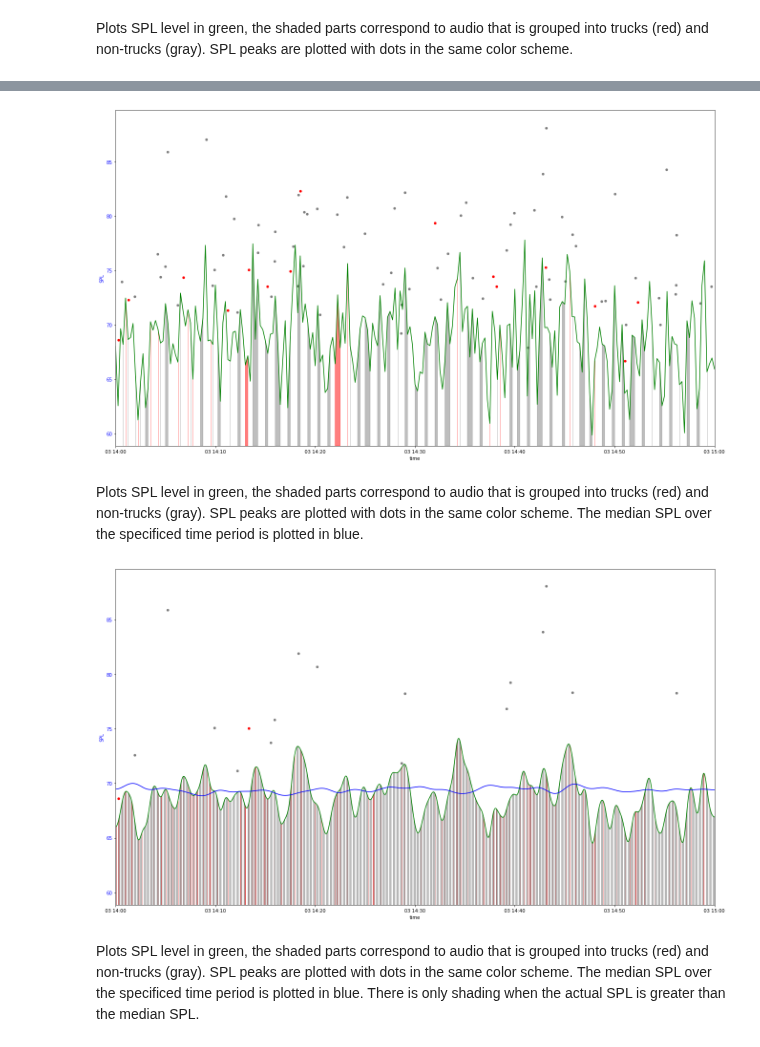
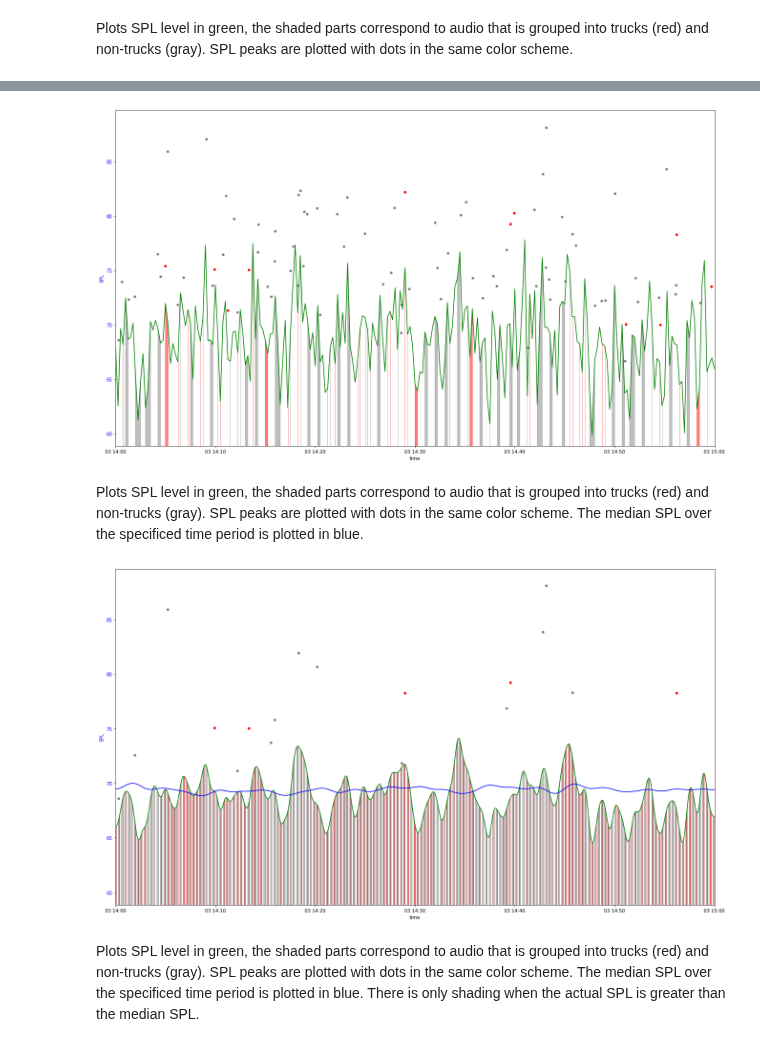
Before and after one commit to marin-hyatt/public-redhook-analysis, a Jupyter notebook: notebooks/Example.ipynb, the cells around one changed output, grey strips where cells are left out. Cells and saved outputs as stored; diff of their text form; code cells hidden in the pictures.

Commit message:
Altered display functions and made CLI

```diff
--- a/notebooks/Example.ipynb
+++ b/notebooks/Example.ipynb
@@ -380,6 +380,6 @@ removed_all_joined_df_cut_median = all_joined_df_cut_median[~all_joined_df_cut_m
 # %% [markdown]
 Plots SPL level in green, the shaded parts correspond to audio that is grouped into trucks (red) and non-trucks (gray). SPL peaks are plotted with dots in the same color scheme.
 # %%
-display.plot_truck_clusters(all_joined_df_cut['2019-06-03 14:00:00-04:00':'2019-06-03 15:0:00-04:00'], \
-                            7, 11, 15, 'mean')
+display.plot_truck_clusters_first(all_joined_df_cut['2019-06-03 14:00:00-04:00':'2019-06-03 15:0:00-04:00'], \
+                            7, 11, 15, 'mean').show()
 # %% [output]
@@ -401,13 +401,13 @@ display.plot_truck_clusters(all_joined_df_cut['2019-06-03 14:00:00-04:00':'2019-
 Name: dBAS, dtype: float64
 241
-[figure, old version]
+[figure, new version]
 # %% [markdown]
 Plots SPL level in green, the shaded parts correspond to audio that is grouped into trucks (red) and non-trucks (gray). SPL peaks are plotted with dots in the same color scheme. The median SPL over the specificed time period is plotted in blue.
 # %%
 display.plot_truck_clusters_median(all_joined_df_cut_median['2019-06-03 14:00:00-04:00':'2019-06-03 15:00:00-04:00'], \
-                            3, 20, 50, 1, 'gaussian')
+                            3, 20, 50, 1, 'gaussian').show()
 # %% [output]
-[figure, old version]
+[figure, new version]
 # %% [markdown]
 Plots SPL level in green, the shaded parts correspond to audio that is grouped into trucks (red) and non-trucks (gray). SPL peaks are plotted with dots in the same color scheme. The median SPL over the specificed time period is plotted in blue. There is only shading when the actual SPL is greater than the median SPL.
 # %%
```
Also changed, not shown: parts of 8 cells of this notebook, 2 other files.
